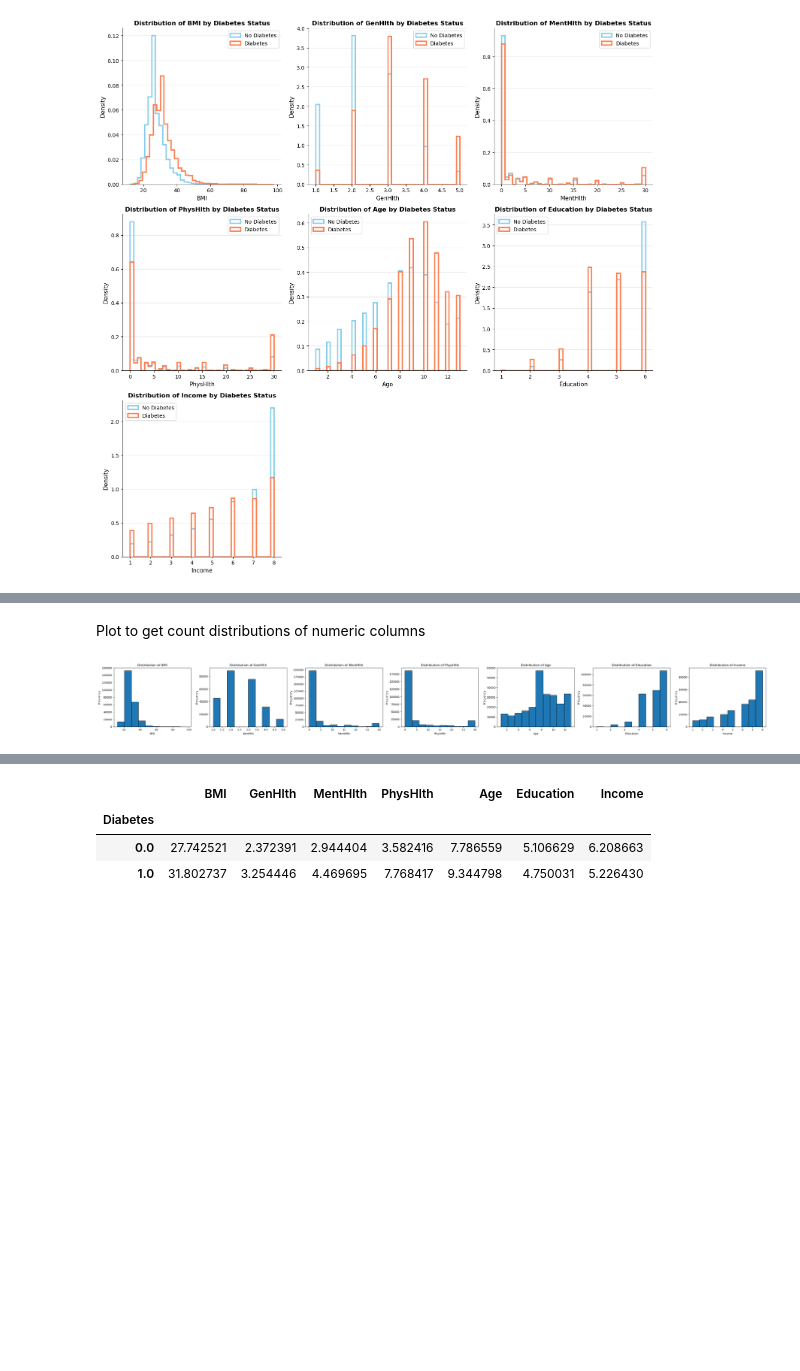
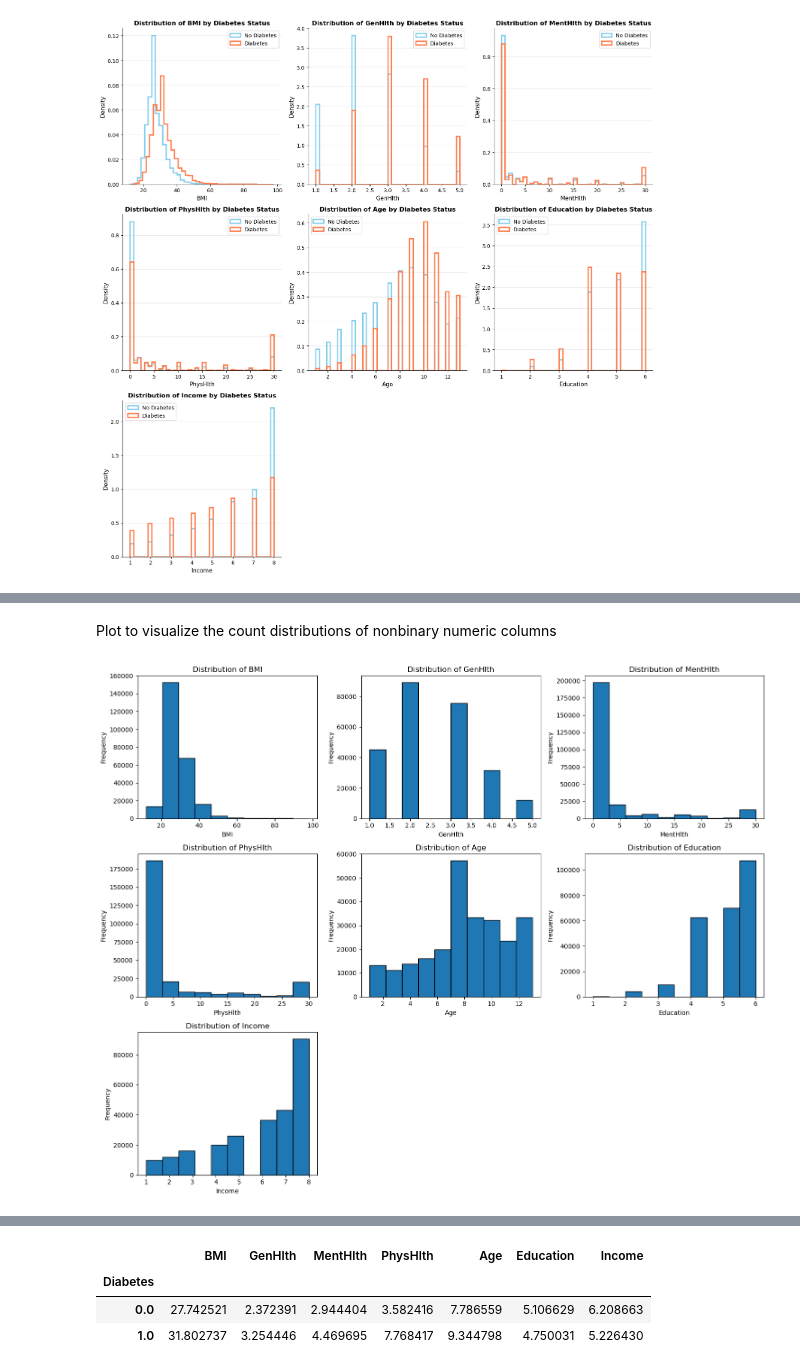
Before and after one commit to stevenhan777/Diabetes-Health-Indicators-2, a Jupyter notebook: notebook/1. EDA Diabetes Health Indicators.ipynb, the cells around one changed output, grey strips where cells are left out. Drawn from its saved outputs; the diff is of its cells as text; code cells hidden in the pictures; blank space fills up the shorter version.

```diff
--- a/notebook/1. EDA Diabetes Health Indicators.ipynb
+++ b/notebook/1. EDA Diabetes Health Indicators.ipynb
@@ -471,17 +499,25 @@ Observations:
 # %% [markdown]
-Plot to get count distributions of numeric columns
+Plot to visualize the count distributions of nonbinary numeric columns
 # %%
 num_cols = len(numeric_columns)
-fig, axes = plt.subplots(nrows=1, ncols=num_cols, figsize=(5 * num_cols, 4))
+n_cols = 3
+n_rows = 3
+
+fig, axes = plt.subplots(nrows=n_rows, ncols=n_cols, figsize=(15, 12))
+axes = axes.flatten()
 
 for i, col in enumerate(numeric_columns):
     axes[i].hist(df[col], bins=10, edgecolor='black')
     axes[i].set_title(f'Distribution of {col}')
     axes[i].set_xlabel(col)
     axes[i].set_ylabel('Frequency')
 
+# Hide empty subplots if there are any
+for idx in range(num_cols, len(axes)):
+    axes[idx].set_visible(False)
+
 plt.tight_layout()
 plt.show()
 # %% [output]
-[figure, old version]
+[figure, new version]
 # %% [markdown]
```
Also changed, not shown: parts of 30 cells of this notebook, 9 other files.
